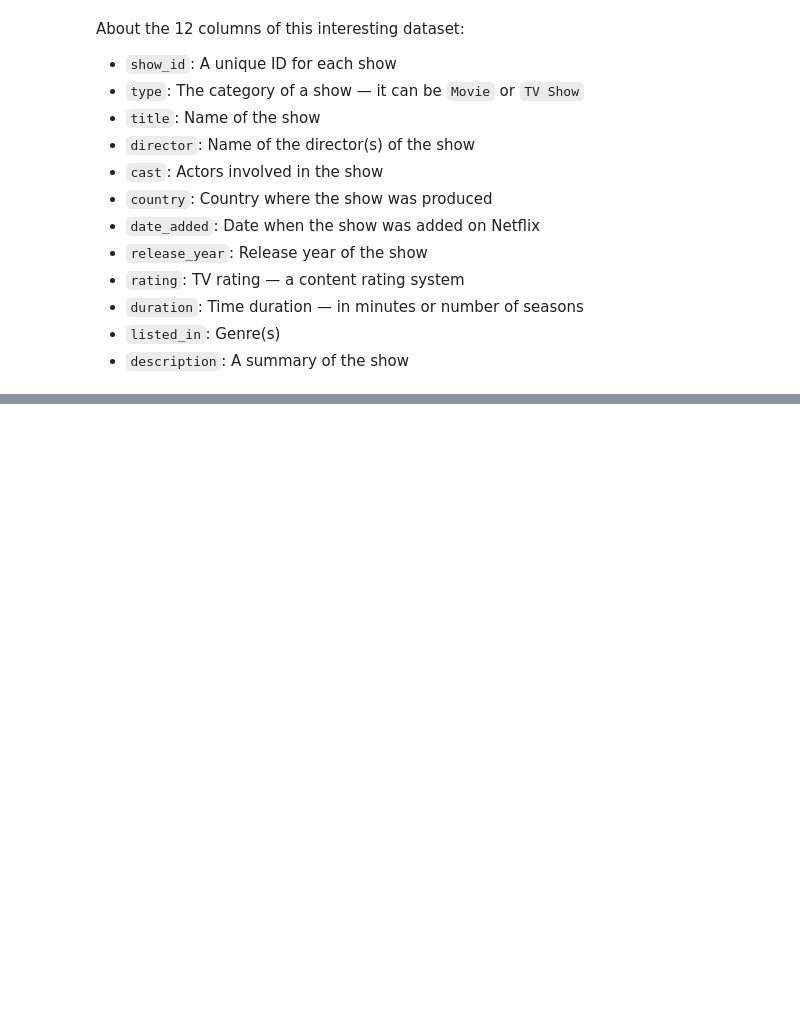
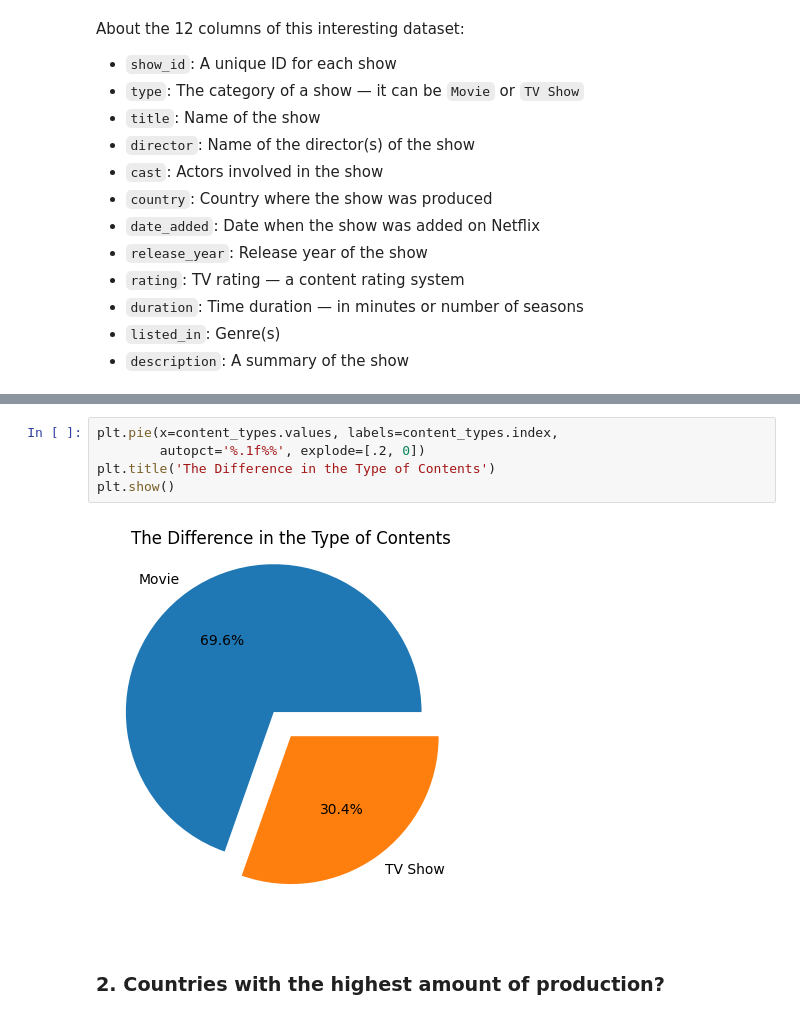
Before and after one commit to sheikhartin/notebooks-everywhere, a Jupyter notebook: Netflix_Movies_and_TV_Shows_EDA.ipynb, the cells around one changed output, grey strips where cells are left out. Drawn from its saved outputs; the diff is of its cells as text; blank space fills up the shorter version.

```diff
--- a/Netflix_Movies_and_TV_Shows_EDA.ipynb
+++ b/Netflix_Movies_and_TV_Shows_EDA.ipynb
@@ -149,0 +185,9 @@ df['title'].str.split() \
+# %%
+plt.pie(x=content_types.values, labels=content_types.index,
+        autopct='%.1f%%', explode=[.2, 0])
+plt.title('The Difference in the Type of Contents')
+plt.show()
+# %% [output]
+[figure, added]
+# %% [markdown]
+### 2. Countries with the highest amount of production?
```
Also changed, not shown: parts of 52 cells of this notebook, 1 other file.
